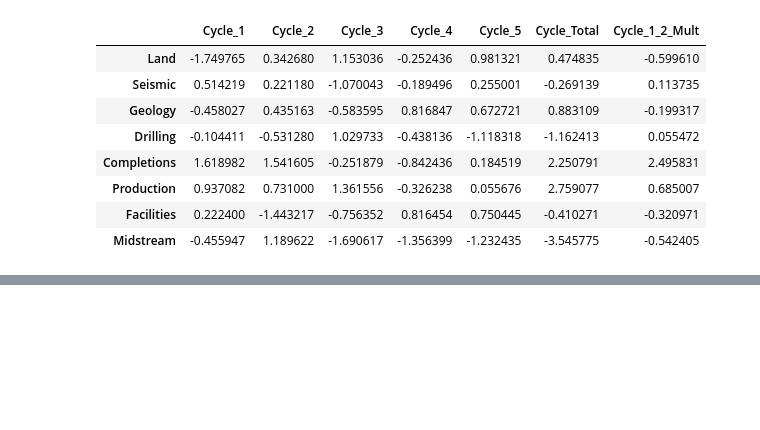
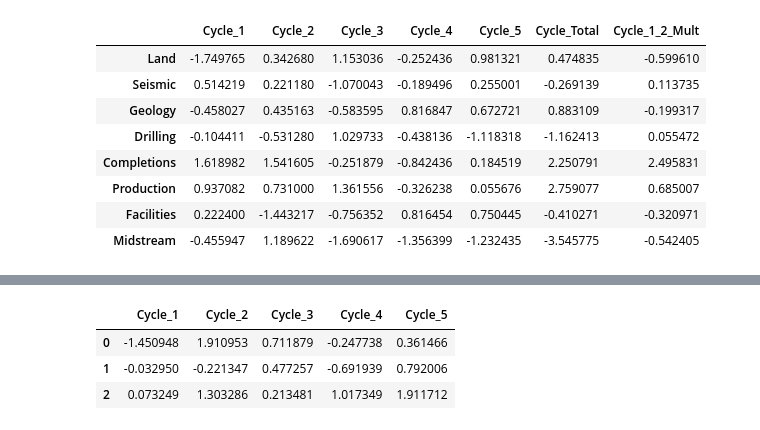
Before and after one commit to aleal4/ML_python_fundamentals, a Jupyter notebook: Python Fundamentals.ipynb, the cells around one changed output, grey strips where cells are left out. Cells and saved outputs as stored; diff of their text form; code cells hidden in the pictures; blank space fills up the shorter version.

```diff
--- a/Python Fundamentals.ipynb
+++ b/Python Fundamentals.ipynb
@@ -451,0 +491,7 @@ life_cycle
+# %%
+matrix.loc[0:2,:]
+# %% [output]
+|  | Cycle_1 | Cycle_2 | Cycle_3 | Cycle_4 | Cycle_5 |
+| 0 | -1.450948 | 1.910953 | 0.711879 | -0.247738 | 0.361466 |
+| 1 | -0.032950 | -0.221347 | 0.477257 | -0.691939 | 0.792006 |
+| 2 | 0.073249 | 1.303286 | 0.213481 | 1.017349 | 1.911712 |
```
Also changed, not shown: parts of 10 cells of this notebook, 1 other file.
